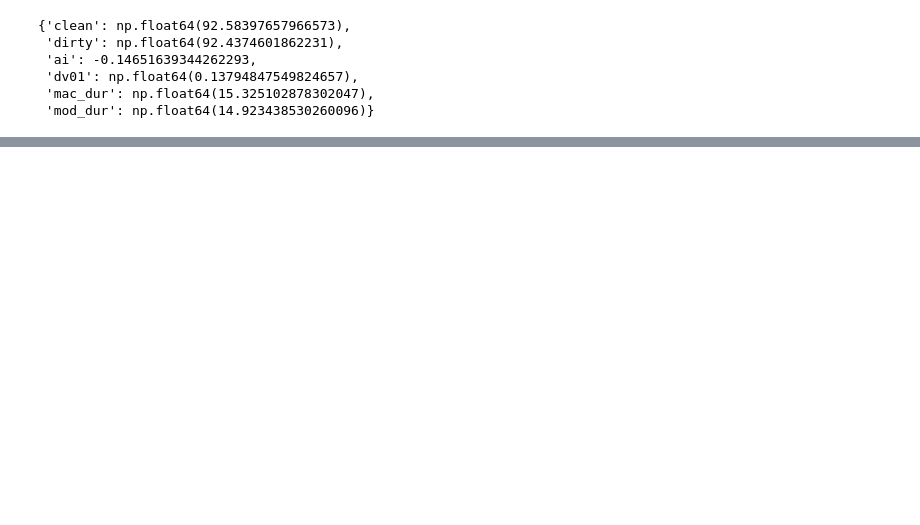
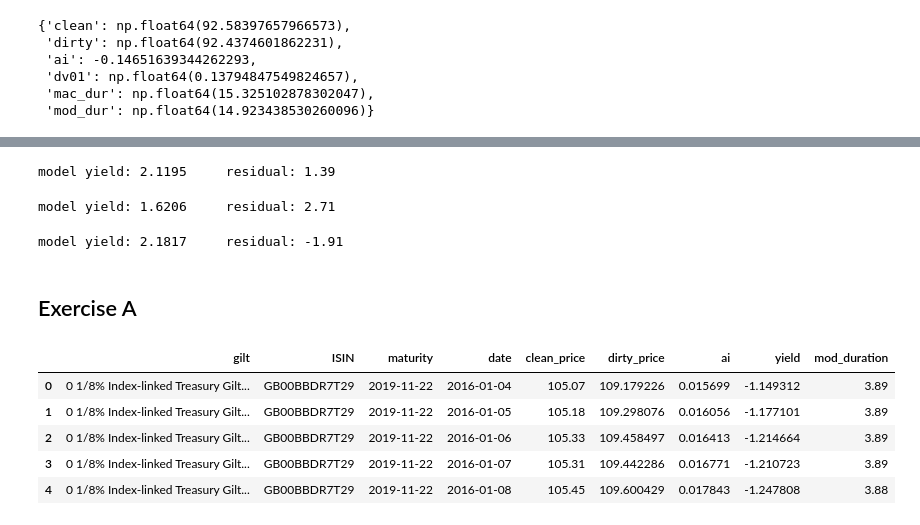
Before and after one commit to nithinpremkumar1999/gilt-auction-concession, a Jupyter notebook: notebooks/exercise.ipynb, the cells around one changed output, grey strips where cells are left out. Saved outputs shown, nothing was run; the diff lists cells and outputs as text; code cells hidden in the pictures; blank space fills up the shorter version.

```diff
--- a/notebooks/exercise.ipynb
+++ b/notebooks/exercise.ipynb
@@ -91,0 +164,48 @@ results = gilt_price(coupon=coupon, ytm=ytm, ex_div_bdays=ex_div_bdays,\
+# %%
+coupon, ytm, ex_div_bdays, settle, maturity = 4.5, 0.05, 7, date(2016, 3, 16), date(2034, 9, 7)
+z = curve_on(date=settle, short_df=short_df, long_df=long_df)
+y_model = model_yield(settle=settle, maturity=maturity, coupon=coupon, z=z)
+y_dmo = 2.1334
+residual = round((y_dmo - y_model*100)*100, 2)
+print(f"model yield: {round(y_model*100, 4)}\tresidual: {residual}")
+# %% [output]
+model yield: 2.1195     residual: 1.39
+# %%
+coupon, ytm, ex_div_bdays, settle, maturity = 1.5, 0.05, 7, date(2016, 3, 16), date(2026, 7, 22)
+z = curve_on(date=settle, short_df=short_df, long_df=long_df)
+y_model = model_yield(settle=settle, maturity=maturity, coupon=coupon, z=z)
+y_dmo = 1.6477
+residual = round((y_dmo - y_model*100)*100, 2)
+print(f"model yield: {round(y_model*100, 4)}\tresidual: {residual}")
+# %% [output]
+model yield: 1.6206     residual: 2.71
+# %%
+coupon, ytm, ex_div_bdays, settle, maturity = 4.25, 0.05, 7, date(2016, 3, 16), date(2055, 12, 7)
+z = curve_on(date=settle, short_df=short_df, long_df=long_df)
+y_model = model_yield(settle=settle, maturity=maturity, coupon=coupon, z=z)
+y_dmo = 2.1626
+residual = round((y_dmo - y_model*100)*100, 2)
+print(f"model yield: {round(y_model*100, 4)}\tresidual: {residual}")
+# %% [output]
+model yield: 2.1817     residual: -1.91
+# %% [markdown]
+## Exercise A
+# %%
+dmo_ref_price.rename(columns={"Gilt Name": "gilt",
+                              "ISIN Code": "ISIN",
+                              "Redemption Date": "maturity",
+                              "Close of Business Date": "date",
+                              "Clean Price\n(£)": "clean_price",
+                              "Dirty Price\n(£)": "dirty_price",
+                              "Accrued Interest (£)": "ai",
+                              "Yield \n(%)": "yield",
+                              "Modified \nDuration": "mod_duration"},
+                    inplace=True)
+dmo_ref_price.head()
+# %% [output]
+|  | gilt | ISIN | maturity | date | clean_price | dirty_price | ai | yield | mod_duration |
+| 0 | 0 1/8% Index-linked Treasury Gilt... | GB00BBDR7T29 | 2019-11-22 | 2016-01-04 | 105.07 | 109.179226 | 0.015699 | -1.149312 | 3.89 |
+| 1 | 0 1/8% Index-linked Treasury Gilt... | GB00BBDR7T29 | 2019-11-22 | 2016-01-05 | 105.18 | 109.298076 | 0.016056 | -1.177101 | 3.89 |
+| 2 | 0 1/8% Index-linked Treasury Gilt... | GB00BBDR7T29 | 2019-11-22 | 2016-01-06 | 105.33 | 109.458497 | 0.016413 | -1.214664 | 3.89 |
+| 3 | 0 1/8% Index-linked Treasury Gilt... | GB00BBDR7T29 | 2019-11-22 | 2016-01-07 | 105.31 | 109.442286 | 0.016771 | -1.210723 | 3.89 |
+| 4 | 0 1/8% Index-linked Treasury Gilt... | GB00BBDR7T29 | 2019-11-22 | 2016-01-08 | 105.45 | 109.600429 | 0.017843 | -1.247808 | 3.88 |
```
Also changed, not shown: parts of 14 cells of this notebook, 31 other files.
